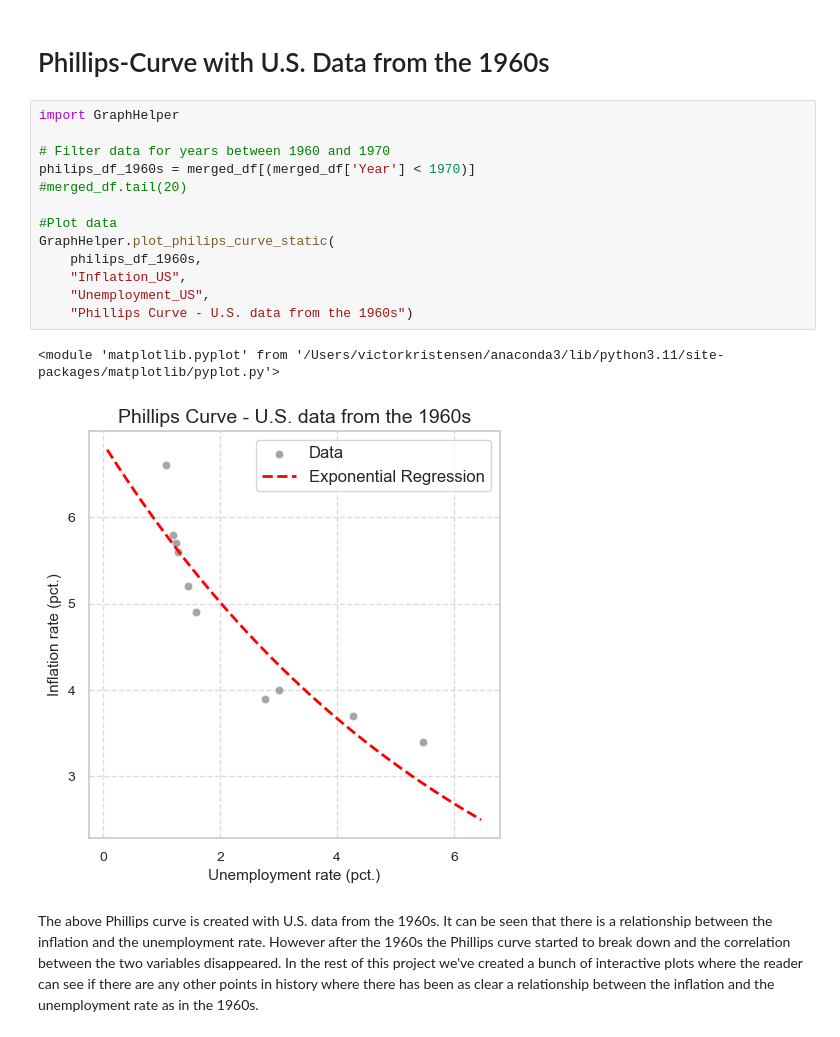
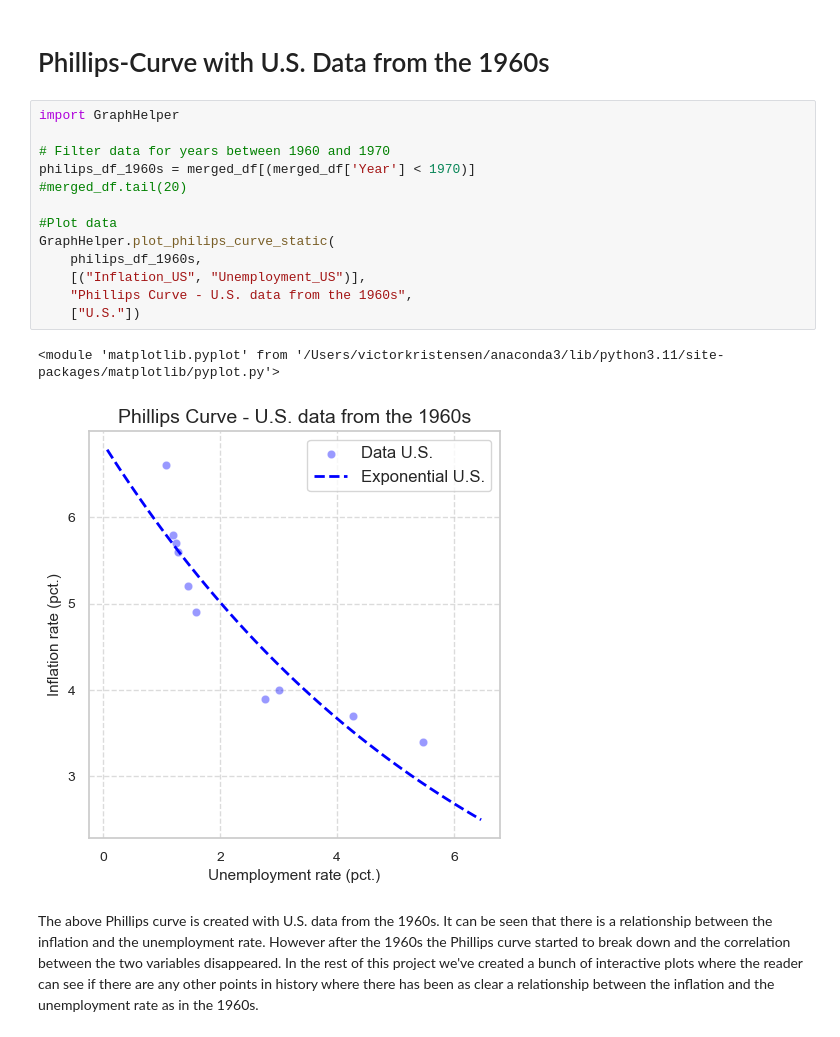
Before and after one commit to sgv491/projects-2024-Bertil-Nikoline-Victor, a Jupyter notebook: dataproject/dataproject.ipynb, the cells around one changed output. Drawn from its saved outputs; the diff is of its cells as text.

```diff
--- a/dataproject/dataproject.ipynb
+++ b/dataproject/dataproject.ipynb
@@ -275,19 +270,19 @@ interactive(children=(Dropdown(description='Left Plot', options=('Inflation_US',
 # %%
 import GraphHelper
 
 # Filter data for years between 1960 and 1970
 philips_df_1960s = merged_df[(merged_df['Year'] < 1970)]
 #merged_df.tail(20)
 
 #Plot data
 GraphHelper.plot_philips_curve_static(
     philips_df_1960s,
-    "Inflation_US",
-    "Unemployment_US",
-    "Phillips Curve - U.S. data from the 1960s")
+    [("Inflation_US", "Unemployment_US")],
+    "Phillips Curve - U.S. data from the 1960s",
+    ["U.S."])
 # %% [output]
 <module 'matplotlib.pyplot' from '/Users/victorkristensen/anaconda3/lib/python3.11/site-packages/matplotlib/pyplot.py'>
-[figure, old version]
+[figure, new version]
 # %% [markdown]
 The above Phillips curve is created with U.S. data from the 1960s. It can be seen that there is a relationship between the inflation and the unemployment rate. However after the 1960s the Phillips curve started to break down and the correlation between the two variables disappeared. In the rest of this project we've created a bunch of interactive plots where the reader can see if there are any other points in history where there has been as clear a relationship between the inflation and the unemployment rate as in the 1960s.
 # %% [markdown]
```
Also changed, not shown: parts of 6 cells of this notebook, 1 other file.
